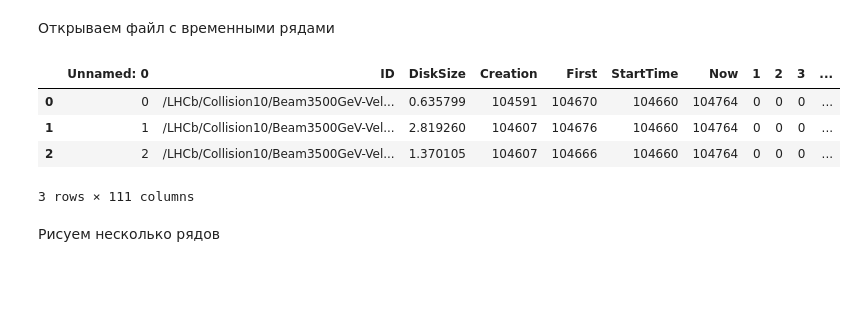
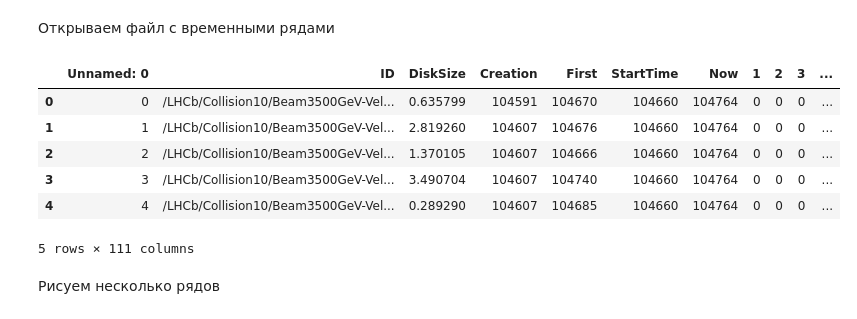
Before and after one commit to kostarion/summer_practics-dbn, a Jupyter notebook: Problem.ipynb, the cells around one changed output. Saved outputs shown, nothing was run; the diff lists cells and outputs as text; code cells hidden in the pictures; blank space fills up the shorter version.

```diff
--- a/Problem.ipynb
+++ b/Problem.ipynb
@@ -6,13 +12,15 @@
 Открываем файл с временными рядами
 # %%
 data_full_1_104 = pd.read_csv('data_full_1_104.csv')
-data_full_1_104.irow(range(0,3))
+data_full_1_104.irow(range(0,5))
 # %% [output]
 |  | Unnamed: 0 | ID | DiskSize | Creation | First | StartTime | Now | 1 | 2 | 3 | ... |
 | 0 | 0 | /LHCb/Collision10/Beam3500GeV-Vel... | 0.635799 | 104591 | 104670 | 104660 | 104764 | 0 | 0 | 0 | ... |
 | 1 | 1 | /LHCb/Collision10/Beam3500GeV-Vel... | 2.819260 | 104607 | 104676 | 104660 | 104764 | 0 | 0 | 0 | ... |
 | 2 | 2 | /LHCb/Collision10/Beam3500GeV-Vel... | 1.370105 | 104607 | 104666 | 104660 | 104764 | 0 | 0 | 0 | ... |
+| 3 | 3 | /LHCb/Collision10/Beam3500GeV-Vel... | 3.490704 | 104607 | 104740 | 104660 | 104764 | 0 | 0 | 0 | ... |
+| 4 | 4 | /LHCb/Collision10/Beam3500GeV-Vel... | 0.289290 | 104607 | 104685 | 104660 | 104764 | 0 | 0 | 0 | ... |
-3 rows × 111 columns
+5 rows × 111 columns
 # %% [markdown]
 Рисуем несколько рядов
 # %%
```
Also changed, not shown: parts of 39 cells of this notebook.
